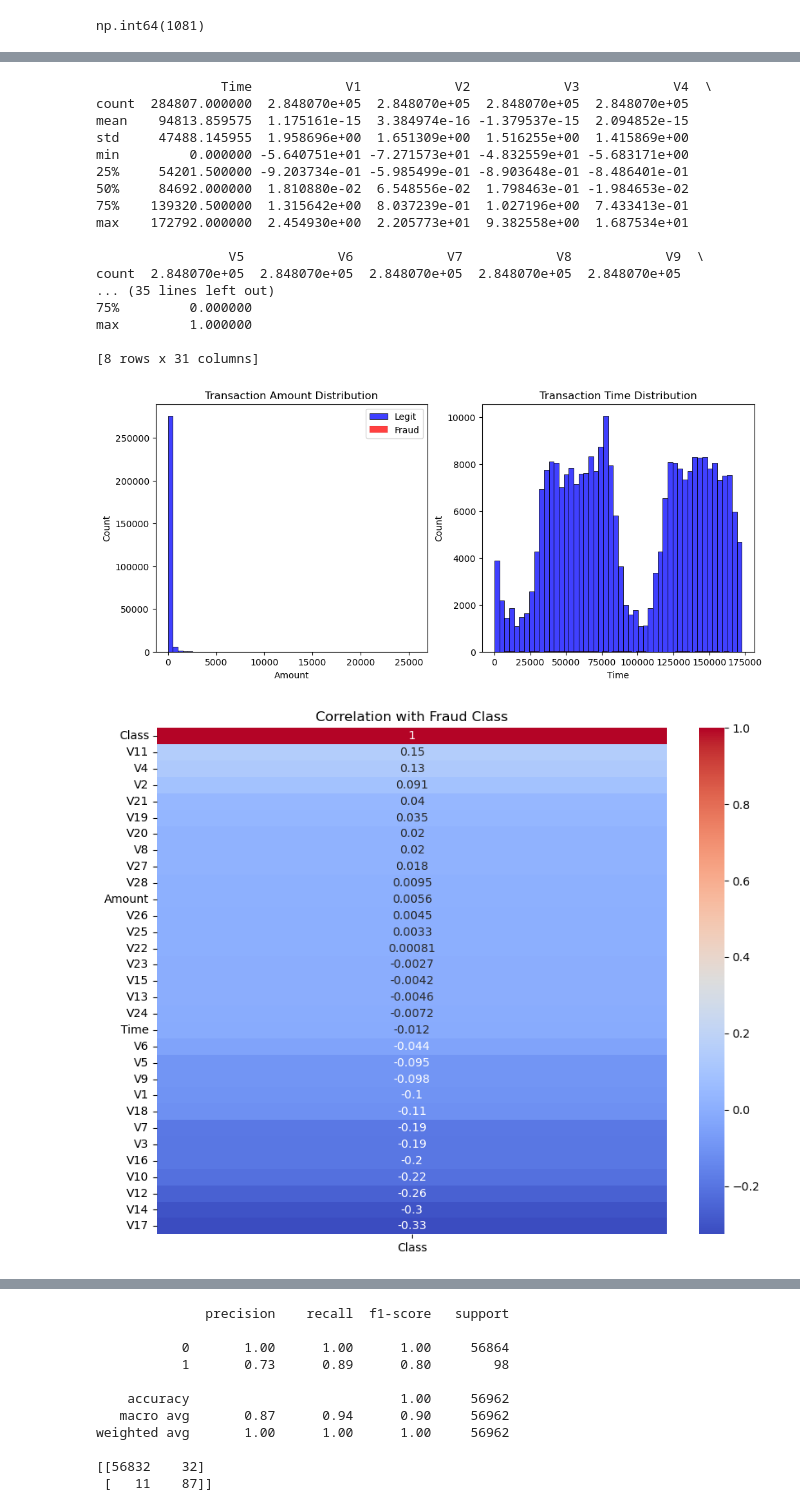
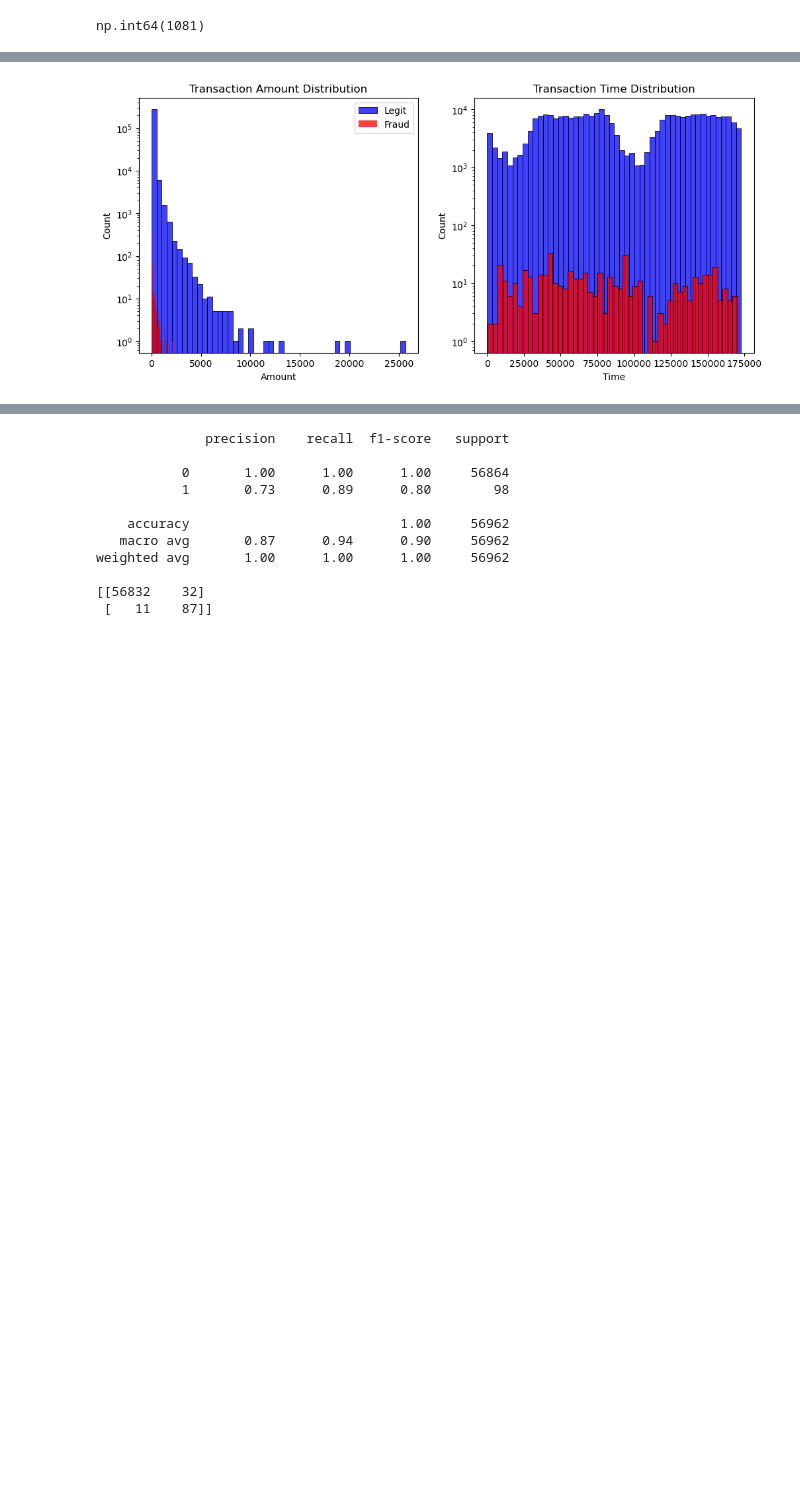
Before and after one commit to s3achan/credit-card-fraud-revenue-optimization, a Jupyter notebook: CCFraudDetection_RevOptimization.ipynb, the cells around one changed output, grey strips where cells are left out. Drawn from its saved outputs; the diff is of its cells as text; code cells hidden in the pictures; blank space fills up the shorter version.

```diff
--- a/CCFraudDetection_RevOptimization.ipynb
+++ b/CCFraudDetection_RevOptimization.ipynb
@@ -213 +246,6 @@ np.int64(1081)
+# %%
+legit_amount = df[df['Class']==0]['Amount']
+fraud_amount = df[df['Class']==1]['Amount']
+legit_time = df[df['Class']==0]['Time']
+fraud_time =  df[df['Class']==1]['Time']
 # %% [markdown]
@@ -216,41 +253,15 @@ EDA uncovers root causes and patterns in fraudulent behavior. We visualize trans
 # %%
-# Basic stats
-print(df.describe())
-
 # Fraud vs Legit distributions
 fig, ax = plt.subplots(1, 2, figsize=(12, 5))
-sns.histplot(df[df['Class']==0]['Amount'], bins=50, ax=ax[0], color='blue', label='Legit')
-sns.histplot(df[df['Class']==1]['Amount'], bins=50, ax=ax[0], color='red', label='Fraud')
+sns.histplot(legit_amount, bins=50, ax=ax[0], color='blue', label='Legit')
+sns.histplot(fraud_amount, bins=50, ax=ax[0], color='red', label='Fraud')
 ax[0].set_title('Transaction Amount Distribution')
+ax[0].set_yscale('log')
 ax[0].legend()
-
-sns.histplot(df[df['Class']==0]['Time'], bins=50, ax=ax[1], color='blue')
-sns.histplot(df[df['Class']==1]['Time'], bins=50, ax=ax[1], color='red')
+sns.histplot(legit_time, bins=50, ax=ax[1], color='blue')
+sns.histplot(fraud_time, bins=50, ax=ax[1], color='red')
 ax[1].set_title('Transaction Time Distribution')
+ax[1].set_yscale('log')
 plt.show()
-
-# Correlation heatmap (focus on Amount/Time with V features)
-plt.figure(figsize=(10,8))
-sns.heatmap(df.corr()[['Class']].sort_values(by='Class', ascending=False), annot=True, cmap='coolwarm')
-plt.title('Correlation with Fraud Class')
-plt.show()
 # %% [output]
-                Time            V1            V2            V3            V4  \
-count  284807.000000  2.848070e+05  2.848070e+05  2.848070e+05  2.848070e+05
-mean    94813.859575  1.175161e-15  3.384974e-16 -1.379537e-15  2.094852e-15
-std     47488.145955  1.958696e+00  1.651309e+00  1.516255e+00  1.415869e+00
-min         0.000000 -5.640751e+01 -7.271573e+01 -4.832559e+01 -5.683171e+00
-25%     54201.500000 -9.203734e-01 -5.985499e-01 -8.903648e-01 -8.486401e-01
-50%     84692.000000  1.810880e-02  6.548556e-02  1.798463e-01 -1.984653e-02
-75%    139320.500000  1.315642e+00  8.037239e-01  1.027196e+00  7.433413e-01
-max    172792.000000  2.454930e+00  2.205773e+01  9.382558e+00  1.687534e+01
-
-                 V5            V6            V7            V8            V9  \
-count  2.848070e+05  2.848070e+05  2.848070e+05  2.848070e+05  2.848070e+05
-... (35 lines left out)
-75%         0.000000
-max         1.000000
-
-[8 rows x 31 columns]
-[figure, old version]
+[figure, new version]
-[figure, removed]
```
Also changed, not shown: parts of 67 cells of this notebook, 6 other files.
